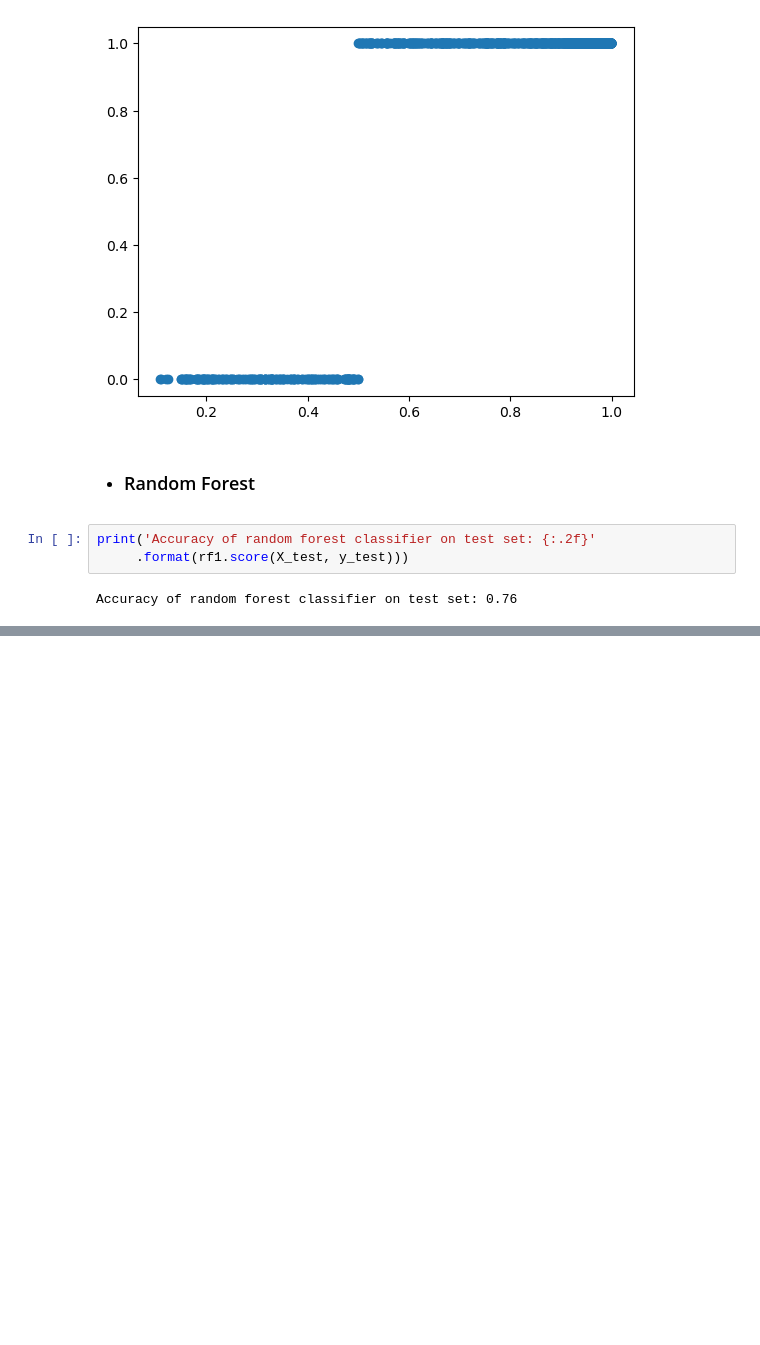
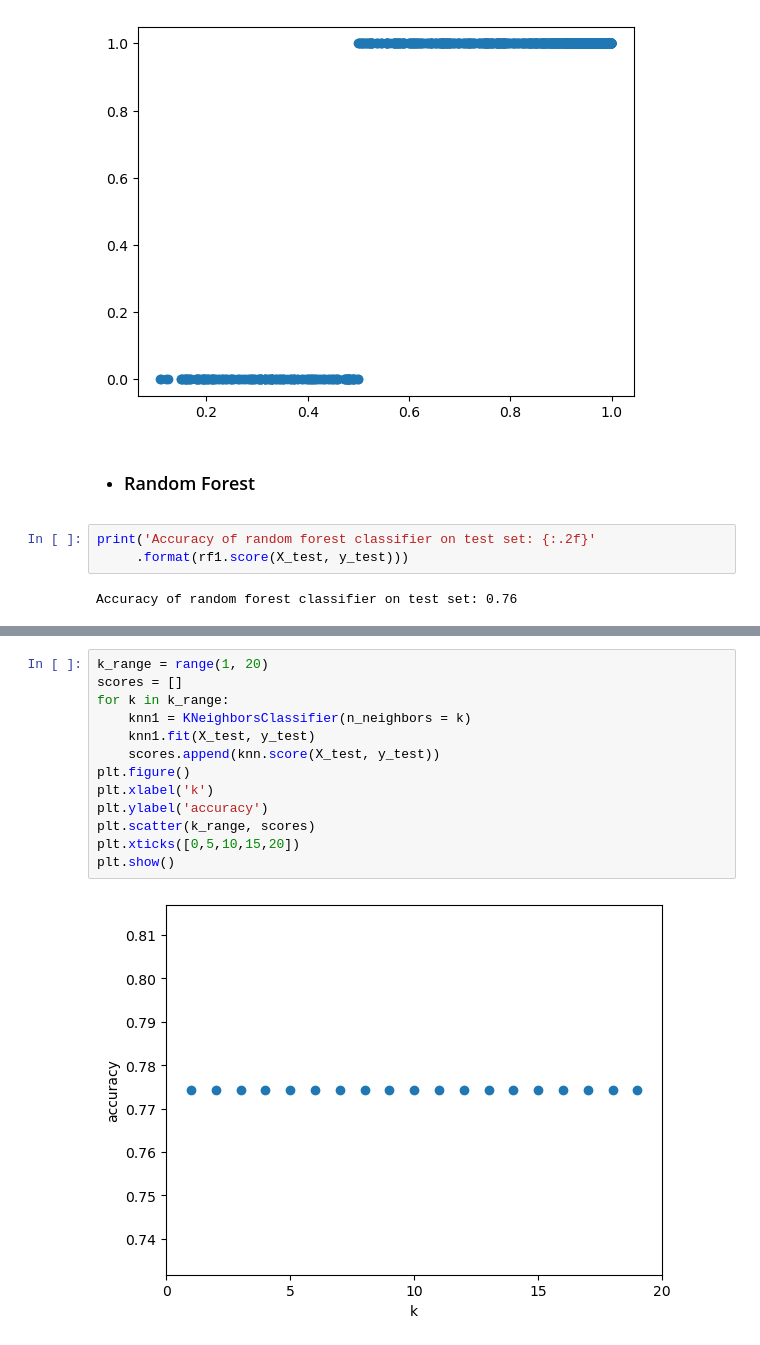
Before and after one commit to EstebanHernandez0/Predicting_Customer_Status, a Jupyter notebook: work_notebook.ipynb, the cells around one changed output, grey strips where cells are left out. Cells and saved outputs as stored; diff of their text form; blank space fills up the shorter version.

```diff
--- a/work_notebook.ipynb
+++ b/work_notebook.ipynb
@@ -932,0 +957,15 @@ Accuracy of random forest classifier on test set: 0.76
+# %%
+k_range = range(1, 20)
+scores = []
+for k in k_range:
+    knn1 = KNeighborsClassifier(n_neighbors = k)
+    knn1.fit(X_test, y_test)
+    scores.append(knn.score(X_test, y_test))
+plt.figure()
+plt.xlabel('k')
+plt.ylabel('accuracy')
+plt.scatter(k_range, scores)
+plt.xticks([0,5,10,15,20])
+plt.show()
+# %% [output]
+[figure, added]
```
Also changed, not shown: parts of 4 cells of this notebook.
